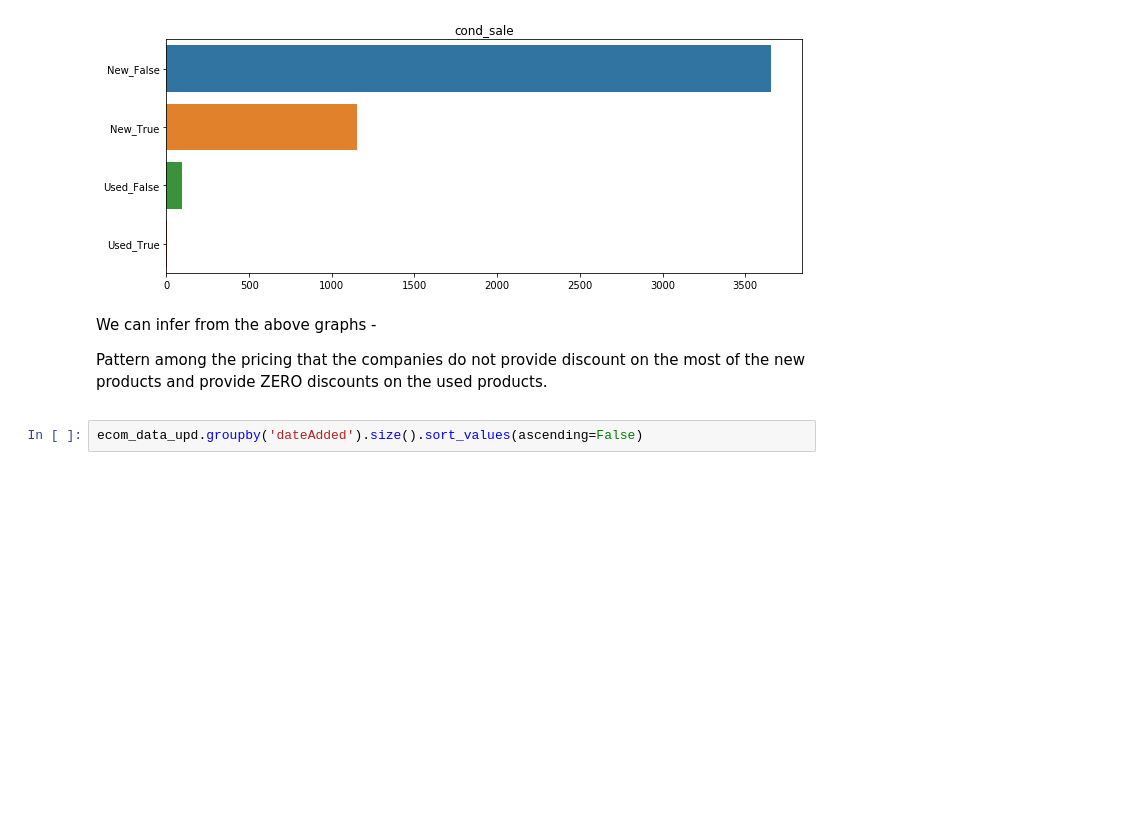
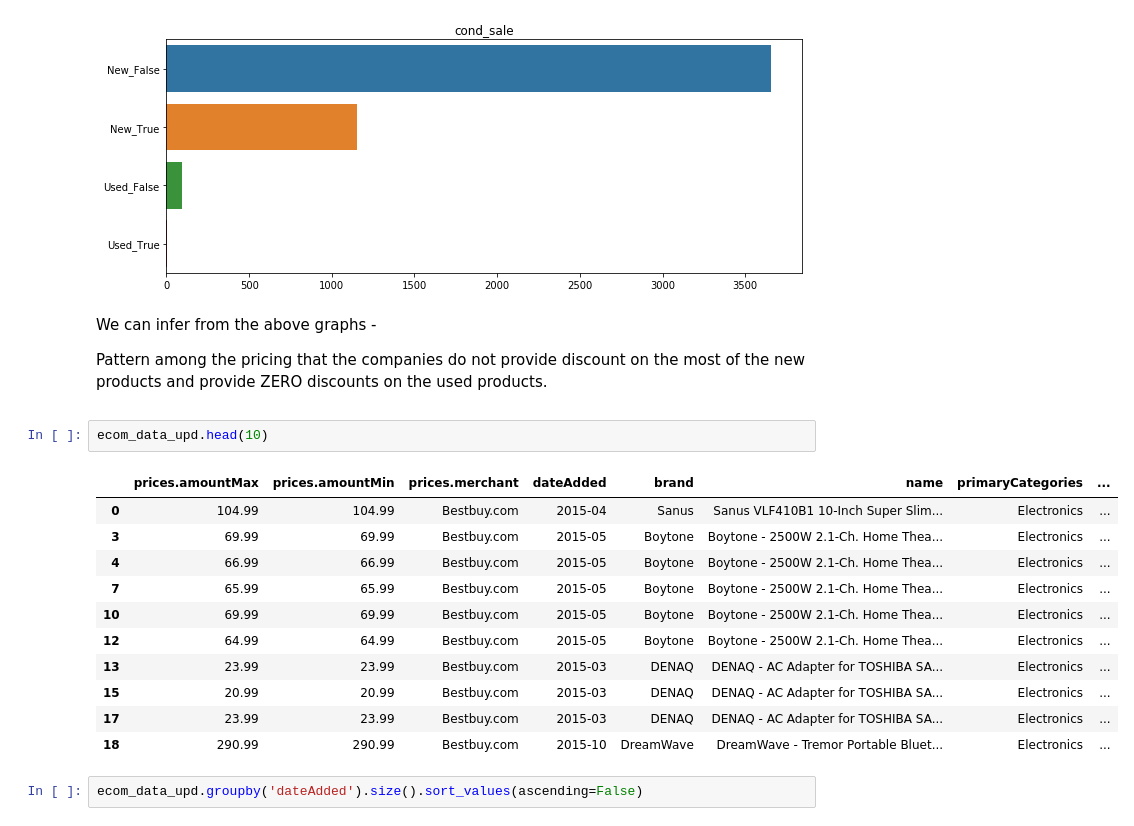
Before and after one commit to panda002/Fall-2019-KDD-Project, a Jupyter notebook: PriceElasticity_price.ipynb, the cells around one changed output. Saved outputs shown, nothing was run; the diff lists cells and outputs as text; blank space fills up the shorter version.

```diff
--- a/PriceElasticity_price.ipynb
+++ b/PriceElasticity_price.ipynb
@@ -321,6 +319,20 @@ for col1 in ecom_data_upd:
 We can infer from the above graphs -
 <p> Pattern among the pricing that the companies do not provide discount on the most of the new products and provide ZERO discounts on the used products.
 <p>
+# %%
+ecom_data_upd.head(10)
+# %% [output]
+|  | prices.amountMax | prices.amountMin | prices.merchant | dateAdded | brand | name | primaryCategories | ... |
+| 0 | 104.99 | 104.99 | Bestbuy.com | 2015-04 | Sanus | Sanus VLF410B1 10-Inch Super Slim... | Electronics | ... |
+| 3 | 69.99 | 69.99 | Bestbuy.com | 2015-05 | Boytone | Boytone - 2500W 2.1-Ch. Home Thea... | Electronics | ... |
+| 4 | 66.99 | 66.99 | Bestbuy.com | 2015-05 | Boytone | Boytone - 2500W 2.1-Ch. Home Thea... | Electronics | ... |
+| 7 | 65.99 | 65.99 | Bestbuy.com | 2015-05 | Boytone | Boytone - 2500W 2.1-Ch. Home Thea... | Electronics | ... |
+| 10 | 69.99 | 69.99 | Bestbuy.com | 2015-05 | Boytone | Boytone - 2500W 2.1-Ch. Home Thea... | Electronics | ... |
+| 12 | 64.99 | 64.99 | Bestbuy.com | 2015-05 | Boytone | Boytone - 2500W 2.1-Ch. Home Thea... | Electronics | ... |
+| 13 | 23.99 | 23.99 | Bestbuy.com | 2015-03 | DENAQ | DENAQ - AC Adapter for TOSHIBA SA... | Electronics | ... |
+| 15 | 20.99 | 20.99 | Bestbuy.com | 2015-03 | DENAQ | DENAQ - AC Adapter for TOSHIBA SA... | Electronics | ... |
+| 17 | 23.99 | 23.99 | Bestbuy.com | 2015-03 | DENAQ | DENAQ - AC Adapter for TOSHIBA SA... | Electronics | ... |
+| 18 | 290.99 | 290.99 | Bestbuy.com | 2015-10 | DreamWave | DreamWave - Tremor Portable Bluet... | Electronics | ... |
 # %%
 ecom_data_upd.groupby('dateAdded').size().sort_values(ascending=False)
 # %% [output]
```
Also changed, not shown: parts of 8 cells of this notebook, 1 other file.
